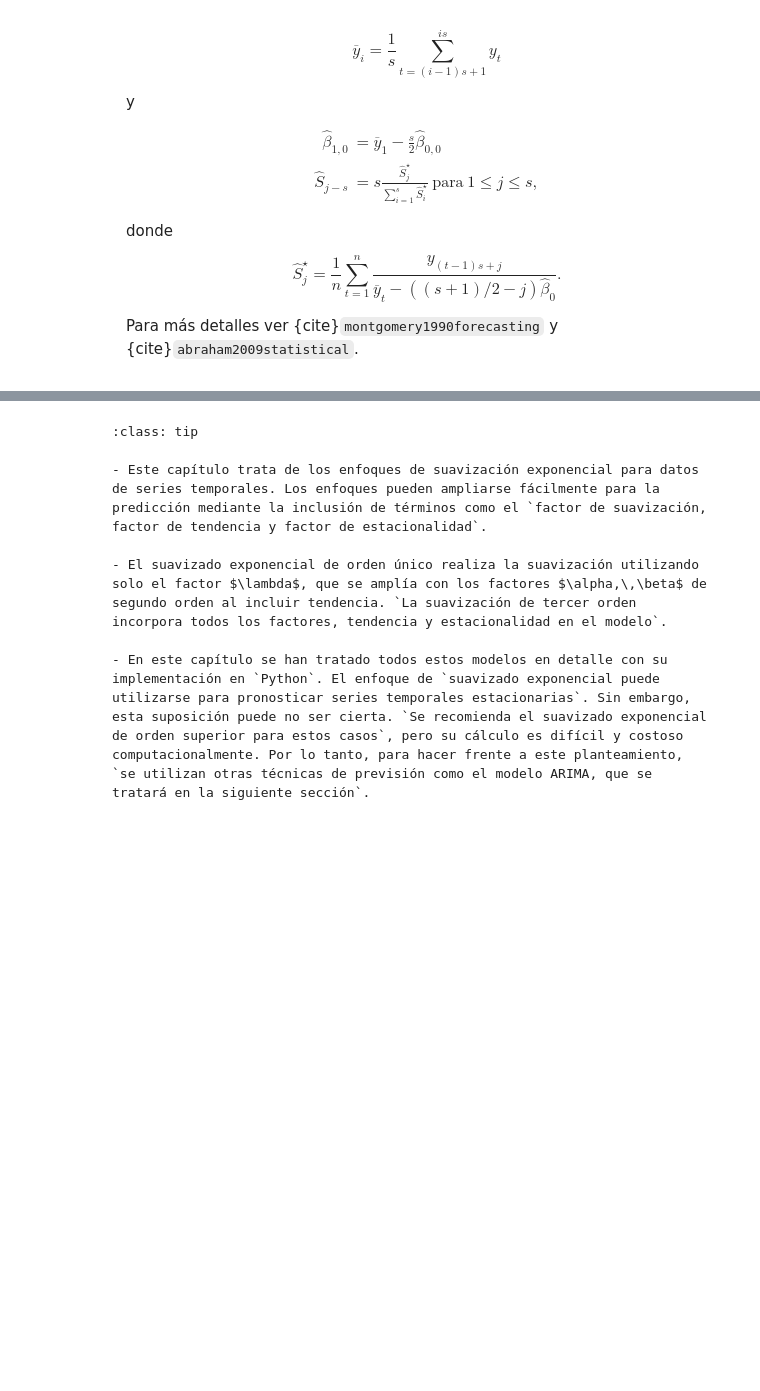
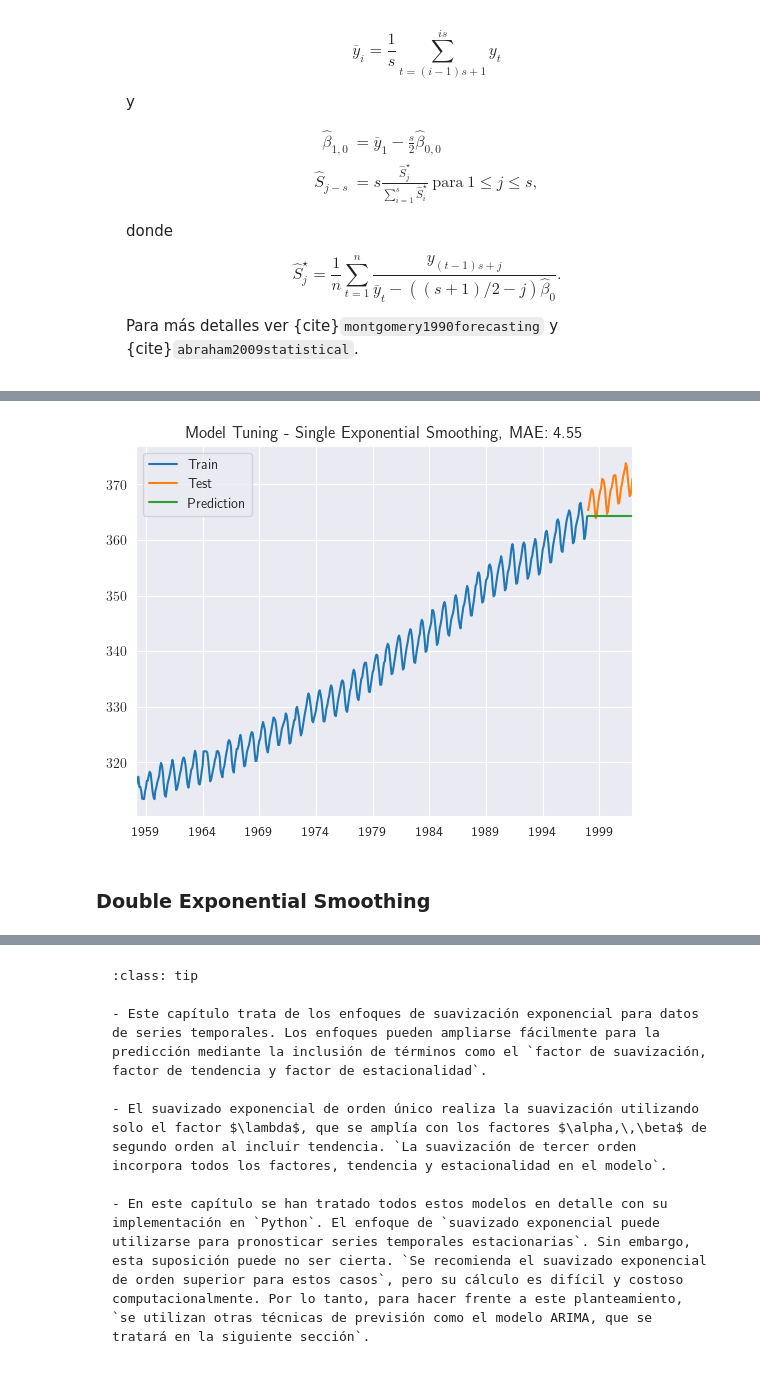
Before and after one commit to lihkir/TimeSeriesUninorte, a Jupyter notebook: _sources/exponential_smoothing.ipynb, the cells around one changed output, grey strips where cells are left out. Cells and saved outputs as stored; diff of their text form; code cells hidden in the pictures; blank space fills up the shorter version.

```diff
--- a/_sources/exponential_smoothing.ipynb
+++ b/_sources/exponential_smoothing.ipynb
@@ -1687,0 +1376,7 @@ leg = ax.legend();
+# %%
+def plot_model(train, test, y_pred, title):
+  mae = mean_absolute_error(test, y_pred)
+  train.plot(legend=True, label="Train", title=f"{title}, MAE: {round(mae, 2)}")
+  test.plot(legend=True, label="Test")
+  y_pred.plot(legend=True, label="Prediction")
+  plt.show()
@@ -1687,0 +1385,29 @@ leg = ax.legend();
+# %%
+def ses_optimizer(train, alphas, step):
+
+    best_alpha, best_mae = None, float("inf")
+
+    for alpha in alphas:
+        ses_model = SimpleExpSmoothing(train).fit(smoothing_level=alpha, optimized=False)
+        y_pred = ses_model.forecast(step)
+        mae = mean_absolute_error(test, y_pred)
+
+        if mae < best_mae:
+            best_alpha, best_mae = alpha, mae
+
+    return best_alpha, best_mae
+# %%
+def ses_model_tuning(train , test, step, title="Model Tuning - Single Exponential Smoothing"):
+
+  alphas = np.arange(0.8, 1, 0.01)
+  best_alpha, best_mae = ses_optimizer(train, alphas, step=step)
+  final_model = SimpleExpSmoothing(train).fit(smoothing_level=best_alpha, optimized=False)
+  y_pred = final_model.forecast(step)
+  mae = mean_absolute_error(test, y_pred)
+  plot_model(train, test, y_pred, title)
+# %%
+ses_model_tuning(train, test, step=48)
+# %% [output]
+[figure, added]
+# %% [markdown]
+### Double Exponential Smoothing
```
Also changed, not shown: parts of 76 cells of this notebook, 10 other files.
